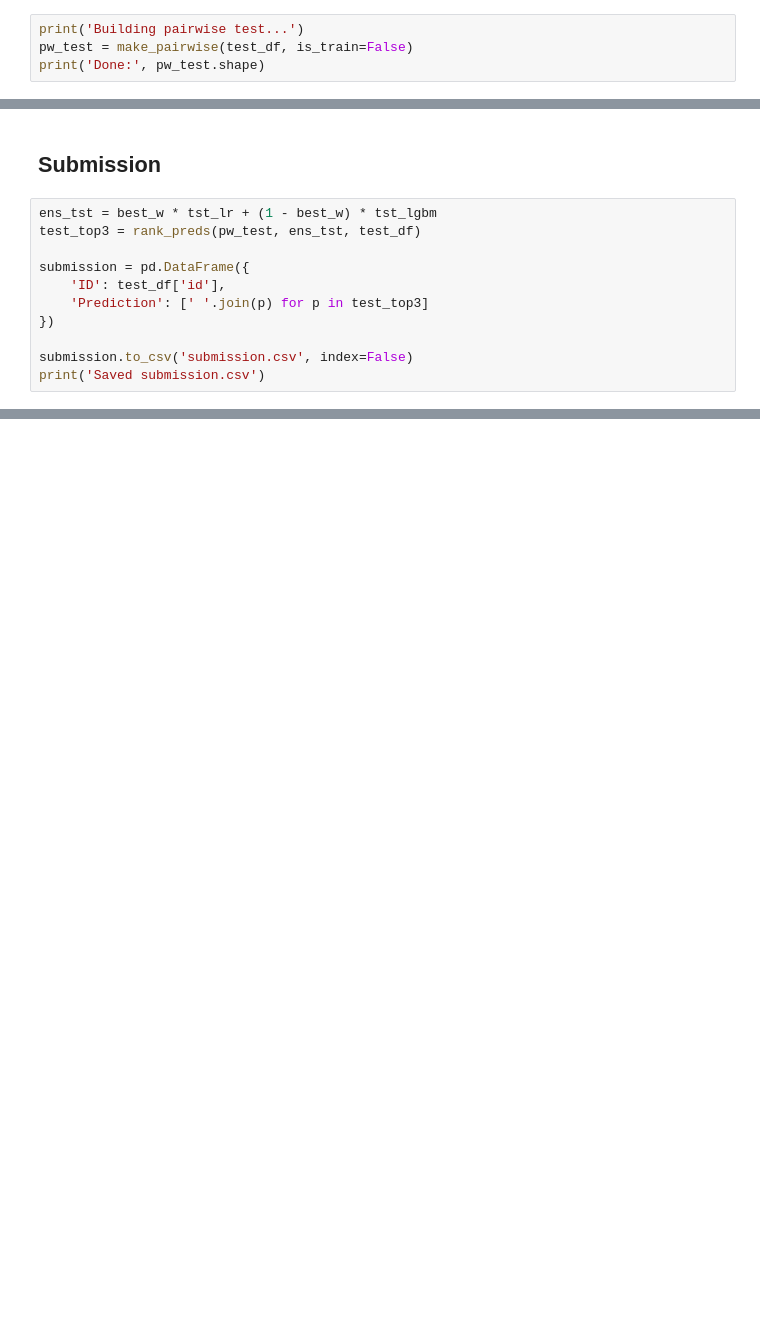
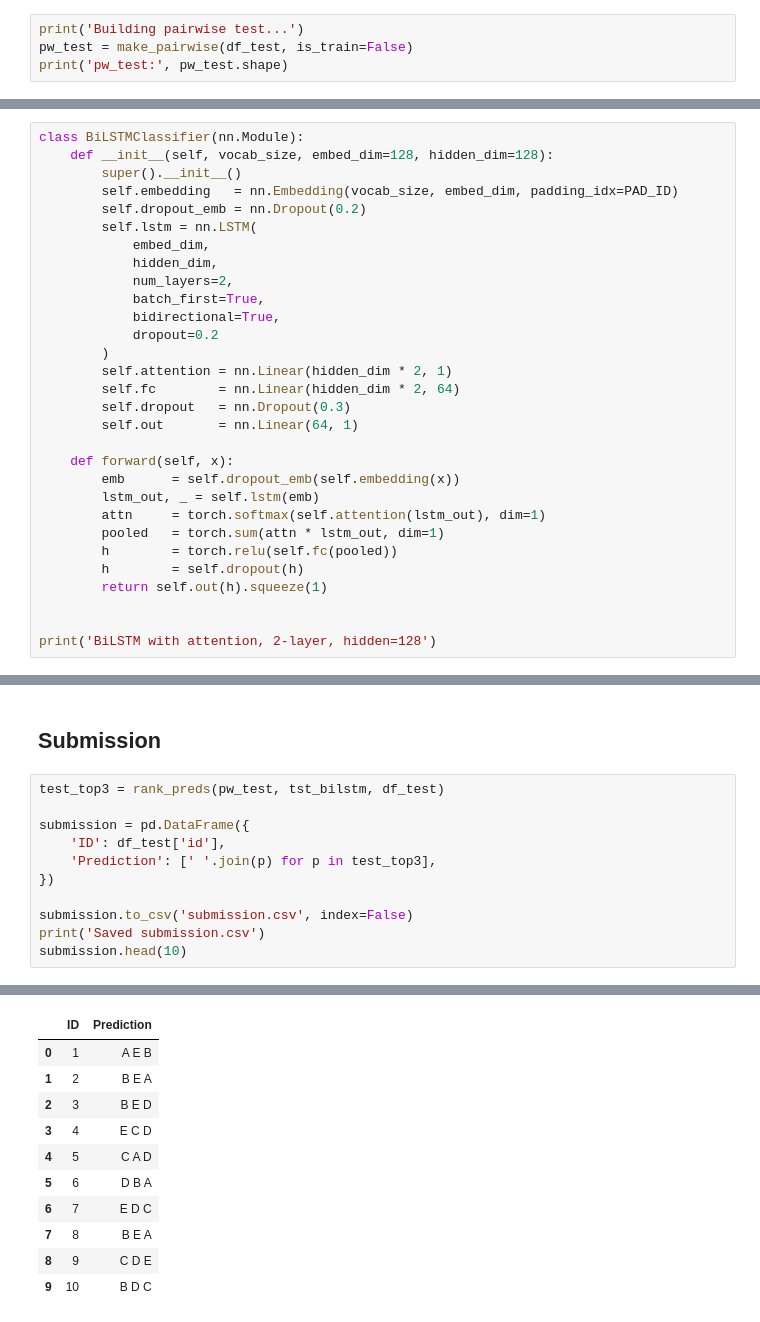
Before and after one commit to ChandraMohaniitm/dl-23f3001092-notebook-t22026, a Jupyter notebook: DL-23f3001092-notebook-t22026.ipynb, the cells around one changed output, grey strips where cells are left out. Saved outputs shown, nothing was run; the diff lists cells and outputs as text; blank space fills up the shorter version.

```diff
--- a/DL-23f3001092-notebook-t22026.ipynb
+++ b/DL-23f3001092-notebook-t22026.ipynb
@@ -363,4 +396,4 @@ print('Done:', pw_train.shape)
 # %%
 print('Building pairwise test...')
-pw_test = make_pairwise(test_df, is_train=False)
-print('Done:', pw_test.shape)
+pw_test = make_pairwise(df_test, is_train=False)
+print('pw_test:', pw_test.shape)
@@ -496,0 +685,30 @@ print(f'Ensemble:   {best_score:.4f}')
+# %%
+class BiLSTMClassifier(nn.Module):
+    def __init__(self, vocab_size, embed_dim=128, hidden_dim=128):
+        super().__init__()
+        self.embedding   = nn.Embedding(vocab_size, embed_dim, padding_idx=PAD_ID)
+        self.dropout_emb = nn.Dropout(0.2)
+        self.lstm = nn.LSTM(
+            embed_dim,
+            hidden_dim,
+            num_layers=2,
+            batch_first=True,
+            bidirectional=True,
+            dropout=0.2
+        )
+        self.attention = nn.Linear(hidden_dim * 2, 1)
+        self.fc        = nn.Linear(hidden_dim * 2, 64)
+        self.dropout   = nn.Dropout(0.3)
+        self.out       = nn.Linear(64, 1)
+
+    def forward(self, x):
+        emb      = self.dropout_emb(self.embedding(x))
+        lstm_out, _ = self.lstm(emb)
+        attn     = torch.softmax(self.attention(lstm_out), dim=1)
+        pooled   = torch.sum(attn * lstm_out, dim=1)
+        h        = torch.relu(self.fc(pooled))
+        h        = self.dropout(h)
+        return self.out(h).squeeze(1)
+
+
+print('BiLSTM with attention, 2-layer, hidden=128')
@@ -497,13 +923,14 @@ print(f'Ensemble:   {best_score:.4f}')
 # %% [markdown]
 ## Submission
 # %%
-ens_tst = best_w * tst_lr + (1 - best_w) * tst_lgbm
-test_top3 = rank_preds(pw_test, ens_tst, test_df)
+test_top3 = rank_preds(pw_test, tst_bilstm, df_test)
 
 submission = pd.DataFrame({
-    'ID': test_df['id'],
-    'Prediction': [' '.join(p) for p in test_top3]
+    'ID': df_test['id'],
+    'Prediction': [' '.join(p) for p in test_top3],
 })
 
 submission.to_csv('submission.csv', index=False)
 print('Saved submission.csv')
+submission.head(10)
+# %% [output]
@@ -509,0 +938,11 @@ print('Saved submission.csv')
+|  | ID | Prediction |
+| 0 | 1 | A E B |
+| 1 | 2 | B E A |
+| 2 | 3 | B E D |
+| 3 | 4 | E C D |
+| 4 | 5 | C A D |
+| 5 | 6 | D B A |
+| 6 | 7 | E D C |
+| 7 | 8 | B E A |
+| 8 | 9 | C D E |
+| 9 | 10 | B D C |
```
Also changed, not shown: parts of 64 cells of this notebook.
